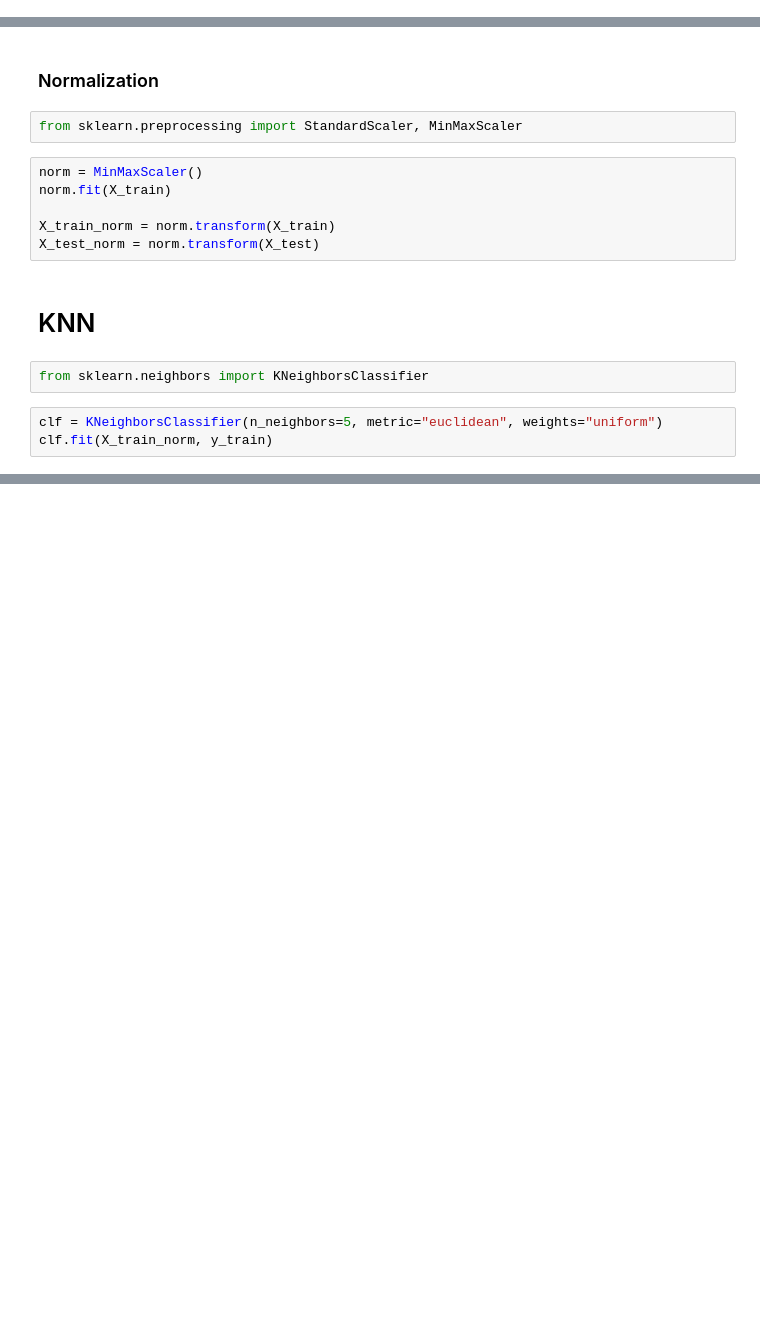
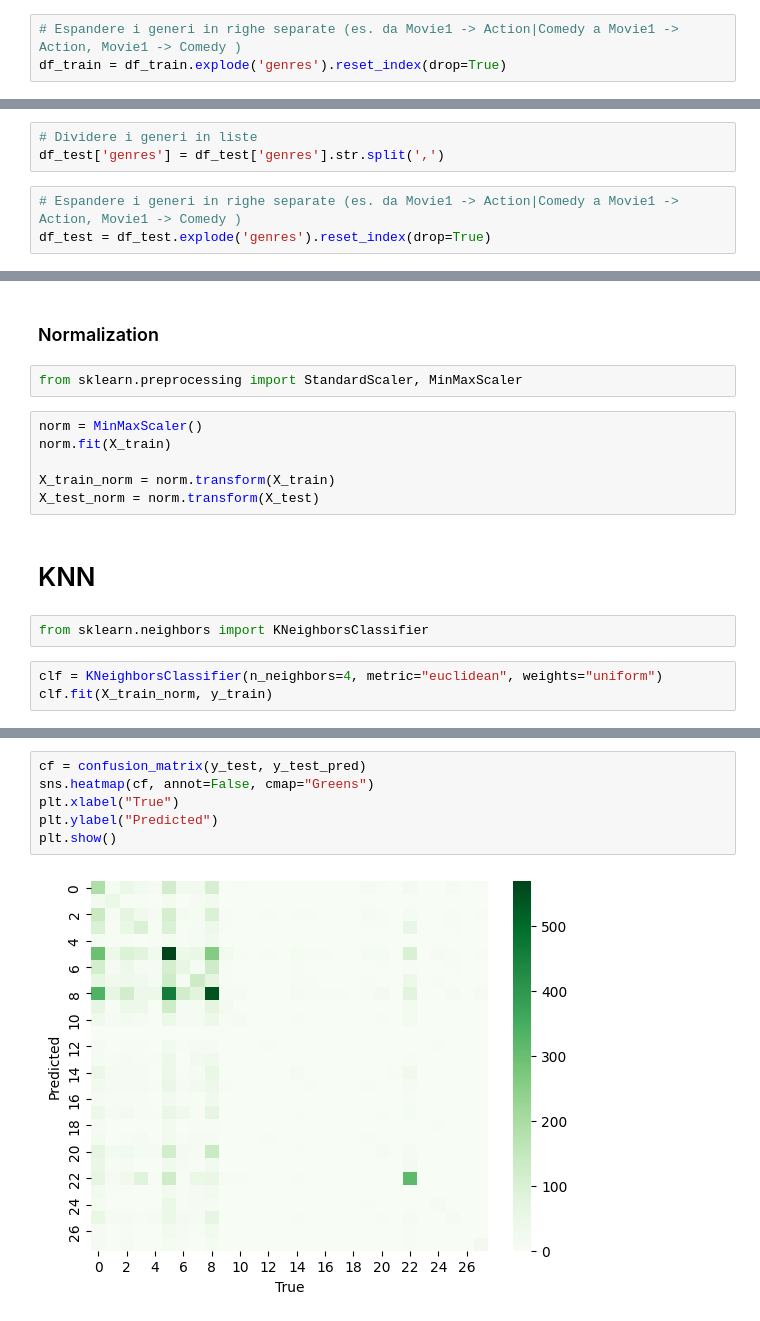
Before and after one commit to luigiascio/Data-Mining-I, a Jupyter notebook: Classification.ipynb, the cells around one changed output, grey strips where cells are left out. Cells and saved outputs as stored; diff of their text form; blank space fills up the shorter version.

```diff
--- a/Classification.ipynb
+++ b/Classification.ipynb
@@ -25,3 +28,6 @@ del df_train['canHaveEpisodes']
+# %%
+# Espandere i generi in righe separate (es. da Movie1 -> Action|Comedy a Movie1 -> Action, Movie1 -> Comedy )
+df_train = df_train.explode('genres').reset_index(drop=True)
 # %%
 X_train = df_train.drop(columns=['genres'])
 y_train = df_train['genres']
@@ -36,6 +42,12 @@ del df_test['titleType']
 del df_test['countryOfOrigin']
 del df_test['isAdult']
 del df_test['canHaveEpisodes']
+# %%
+# Dividere i generi in liste
+df_test['genres'] = df_test['genres'].str.split(',')
+# %%
+# Espandere i generi in righe separate (es. da Movie1 -> Action|Comedy a Movie1 -> Action, Movie1 -> Comedy )
+df_test = df_test.explode('genres').reset_index(drop=True)
 # %%
 X_test = df_test.drop(columns=['genres'])
 y_test = df_test['genres']
@@ -54,6 +66,6 @@ X_test_norm = norm.transform(X_test)
 # %%
 from sklearn.neighbors import KNeighborsClassifier
 # %%
-clf = KNeighborsClassifier(n_neighbors=5, metric="euclidean", weights="uniform")
+clf = KNeighborsClassifier(n_neighbors=4, metric="euclidean", weights="uniform")
 clf.fit(X_train_norm, y_train)
 # %% [output]
@@ -87,0 +119,8 @@ Accuracy: 0.13767161933421102
+# %%
+cf = confusion_matrix(y_test, y_test_pred)
+sns.heatmap(cf, annot=False, cmap="Greens")
+plt.xlabel("True")
+plt.ylabel("Predicted")
+plt.show()
+# %% [output]
+[figure, added]
```
Also changed, not shown: parts of 10 cells of this notebook.
